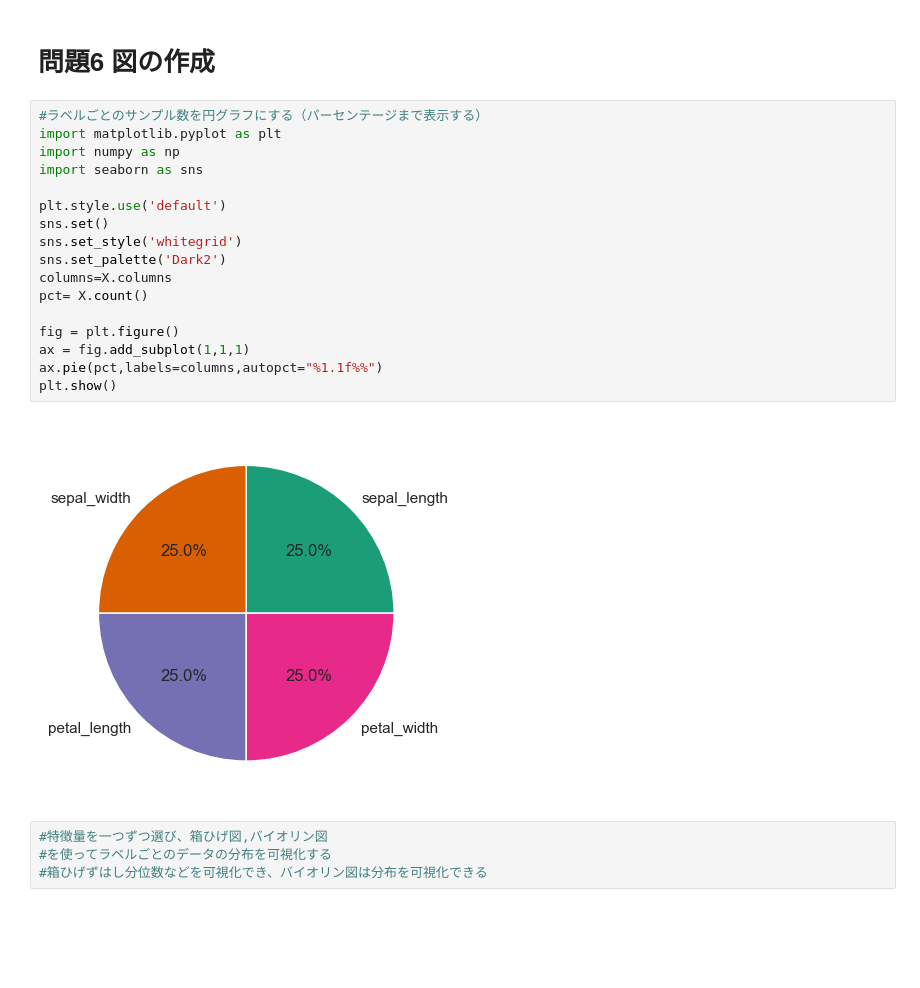
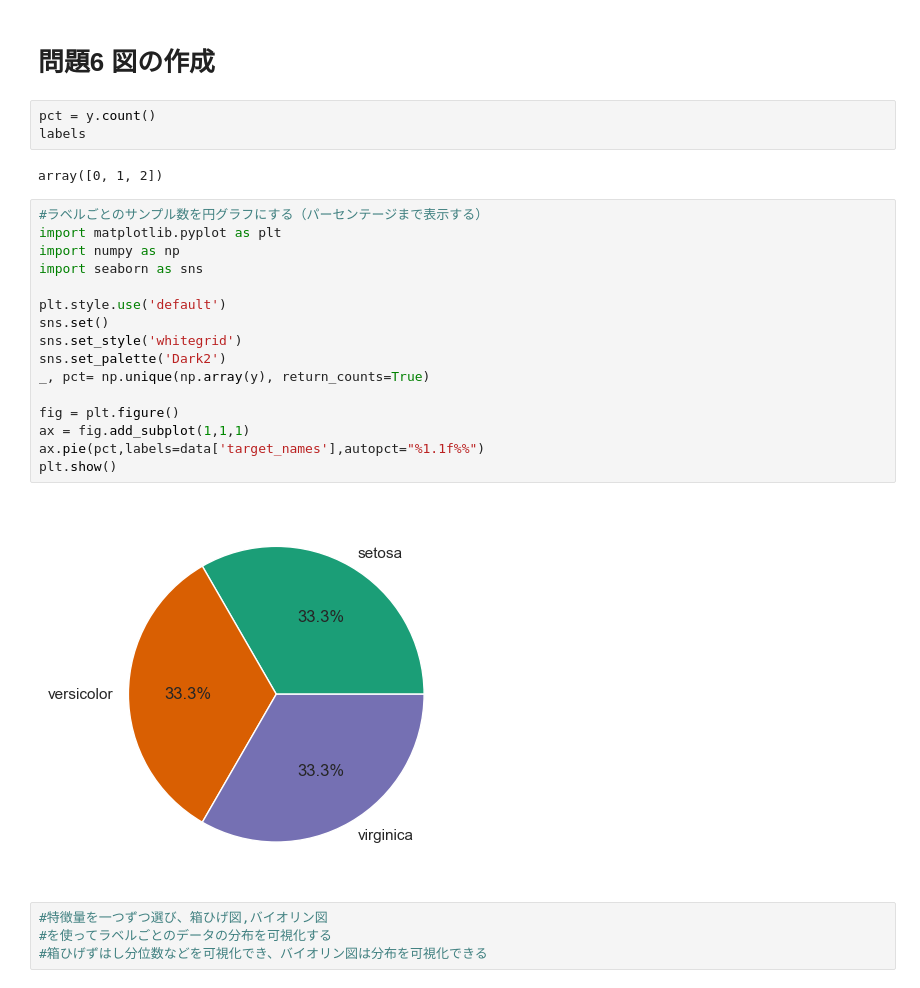
Before and after one commit to RyotaShiga/diveintocode-ml, a Jupyter notebook: week3/week3_homework1_RyotaShiga.ipynb, the cells around one changed output. Saved outputs shown, nothing was run; the diff lists cells and outputs as text; blank space fills up the shorter version.

```diff
--- a/week3/week3_homework1_RyotaShiga.ipynb
+++ b/week3/week3_homework1_RyotaShiga.ipynb
@@ -182,25 +186,29 @@ ilocがindexをキーに列データを抽出するのに対し、
 locはカラム名をキーに列データを抽出する
 # %% [markdown]
 # 問題6 図の作成
+# %%
+pct = y.count()
+labels
+# %% [output]
+array([0, 1, 2])
 # %%
 #ラベルごとのサンプル数を円グラフにする（パーセンテージまで表示する）
 import matplotlib.pyplot as plt
 import numpy as np
 import seaborn as sns
 
 plt.style.use('default')
 sns.set()
 sns.set_style('whitegrid')
 sns.set_palette('Dark2')
-columns=X.columns
-pct= X.count()
+_, pct= np.unique(np.array(y), return_counts=True)
 
 fig = plt.figure()
 ax = fig.add_subplot(1,1,1)
-ax.pie(pct,labels=columns,autopct="%1.1f%%")
+ax.pie(pct,labels=data['target_names'],autopct="%1.1f%%")
 plt.show()
 # %% [output]
-[figure, old version]
+[figure, new version]
 # %%
 #特徴量を一つずつ選び、箱ひげ図,バイオリン図
 #を使ってラベルごとのデータの分布を可視化する
```
Also changed, not shown: parts of 1 cell of this notebook.
